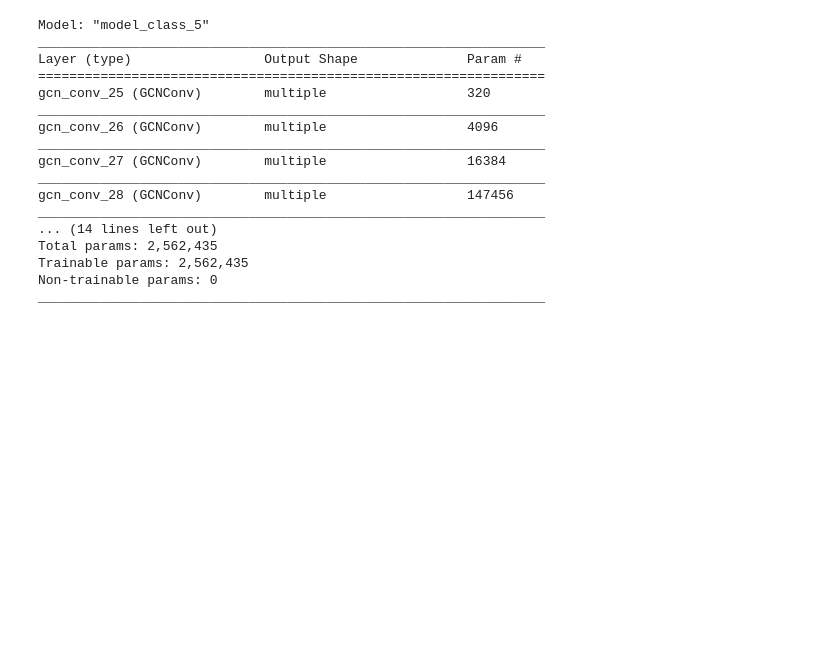
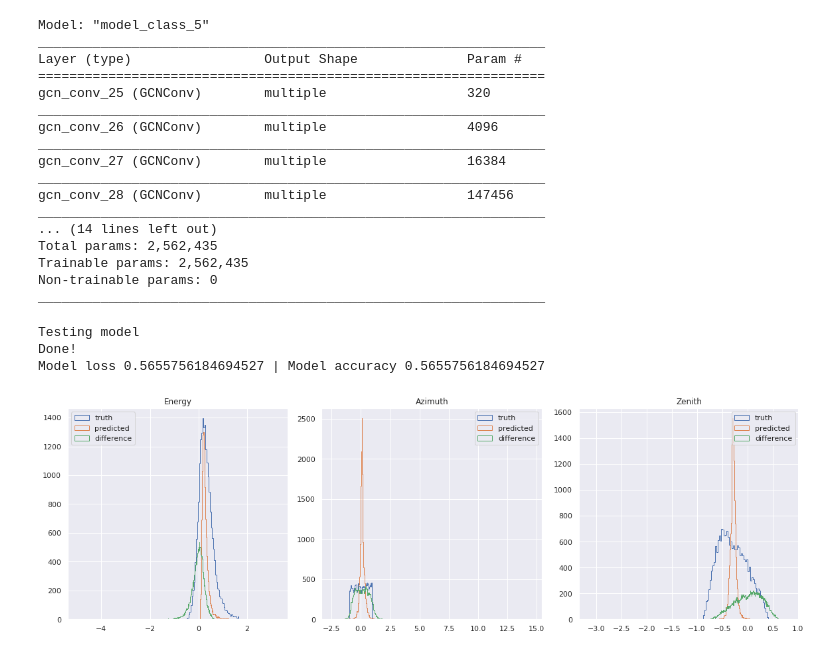
Before and after one commit to JakobSchauser/BachelorProject-IceCube-ML, a Jupyter notebook: Fourth_Working_Model.ipynb, the cells around one changed output. Drawn from its saved outputs; the diff is of its cells as text; code cells hidden in the pictures; blank space fills up the shorter version.

```diff
--- a/Fourth_Working_Model.ipynb
+++ b/Fourth_Working_Model.ipynb
@@ -118,10 +117,11 @@ def custom_loss(target,predictions):
 
 config = {
         "learning_rate": 1e-4,
-        "epochs": 50,
+        "epochs": 50*2,
         "batch_size": 64*4,
         "loss_function": "custom_loss",
         "architecture": "Broadening CNN",
+        "network_size": 64*2,
         "dataset": "MuonGun"
       }
 
@@ -145,7 +145,7 @@ dataset_tr, dataset_te = dataset[idx_tr], dataset[idx_te]
 train_loader = DisjointLoader(dataset_tr, batch_size=batch_size, epochs=epochs)
 test_loader = DisjointLoader(dataset_te, batch_size=batch_size, epochs=test_epochs, shuffle=True)
 # %%
-network_size = 64 # one-variable network size changer
+network_size =  config["network_size"]# one-variable network size changer
 
 class model_class(Model):
   def __init__(self):
@@ -392,3 +370,64 @@ Total params: 2,562,435
 Trainable params: 2,562,435
 Non-trainable params: 0
 _________________________________________________________________
+# %%
+@tf.function(input_signature=test_loader.tf_signature(), experimental_relax_shapes=True)
+def get_predictions(inputs,target):
+  return model(inputs,training = False)
+
+def make1D(a):
+  new = []
+  for aa in a:
+    for aaa in aa:
+      new.append(aaa)
+  return np.array(new)
+
+def test_model():
+  print("Testing model")
+  model_loss, model_acc = [],[]
+
+  test_loader = DisjointLoader(dataset_te, batch_size=batch_size, epochs=1,shuffle = True)
+
+  predictions, truths = [],[]
+
+  for batch in test_loader:
+    inputs, target = batch
+    inputs = scale_inputs(inputs)
+    # print(inputs)
+    pred = get_predictions(inputs,target)
+
+    predictions.append(np.array(pred))
+    truths.append(np.array(target))
+
+    model_loss.append(loss_fn(target, pred))
+    model_acc.append(acc_fn(target, pred))
+
+  predictions = make1D(predictions)
+  truths      = make1D(truths)
+
+  print(f"Done! \nModel loss {np.mean(model_loss)} | Model accuracy {np.mean(model_loss)}")
+
+  diffs = abs(truths-predictions)
+  periodic = abs(abs(truths-predictions)-2)
+  diffs = np.minimum(diffs,periodic)
+
+  titles = ["Energy","Azimuth","Zenith"]
+
+  fig, axs = plt.subplots(1,3,figsize=(16,5),constrained_layout=True)
+
+
+  for i in range(3):
+    axs[i].hist(truths[:,i],bins = 50,histtype = "step",label="truth")
+    axs[i].hist(predictions[:,i],bins = 500,histtype = "step",label="predicted")
+    axs[i].hist((predictions[:,i]-truths[:,i]),bins = 500,histtype = "step",label="difference")
+
+    axs[i].legend()
+    axs[i].set_title(titles[i])
+
+
+test_model()
+# %% [output]
+Testing model
+Done!
+Model loss 0.5655756184694527 | Model accuracy 0.5655756184694527
+[figure, added]
```
Also changed, not shown: parts of 2 cells of this notebook.
